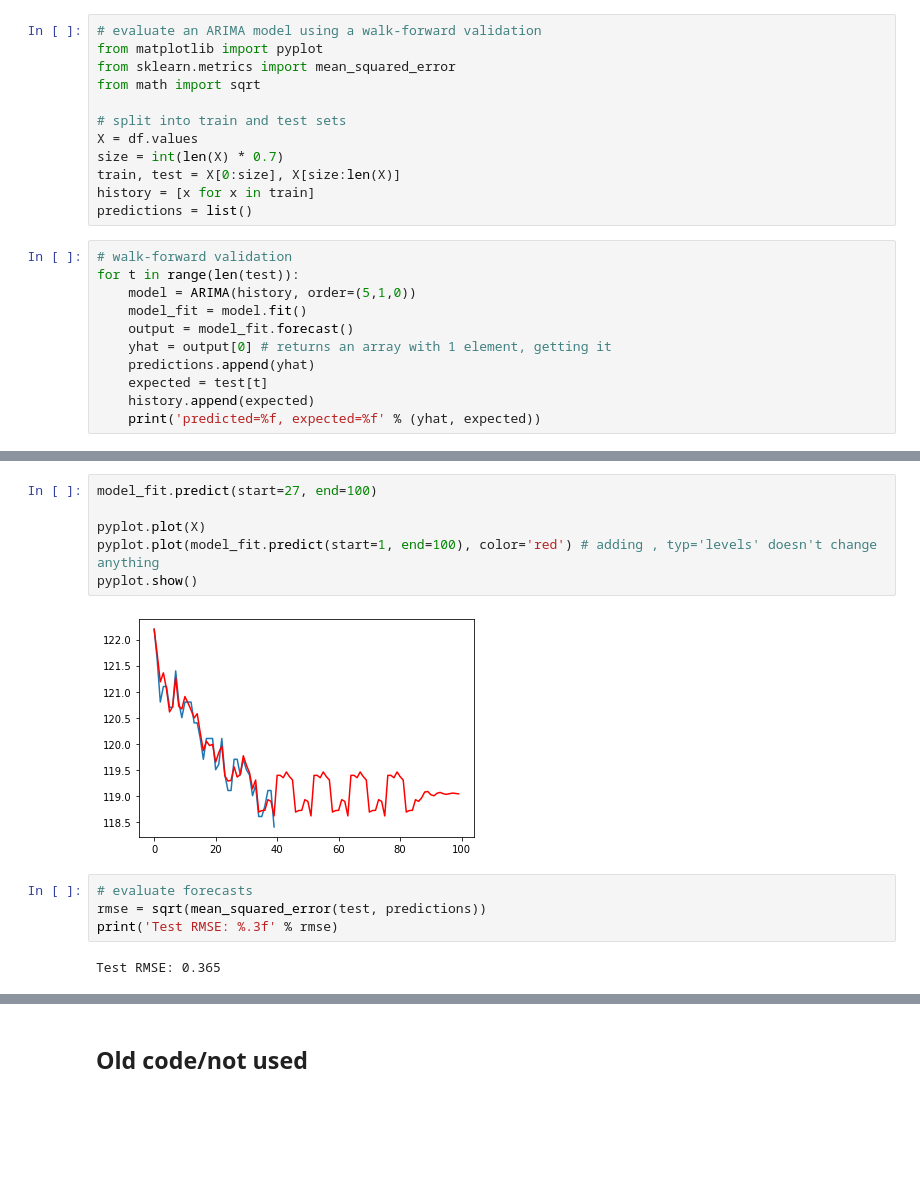
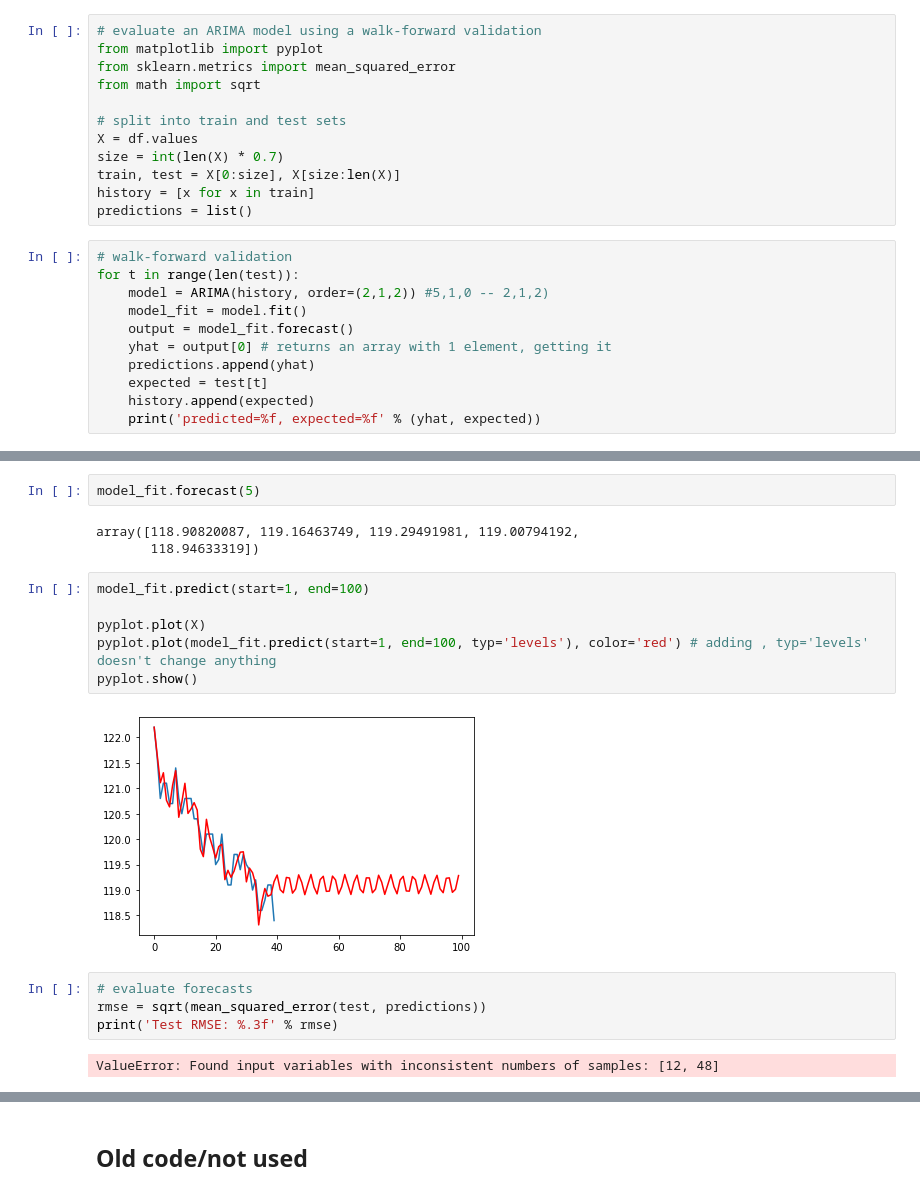
Before and after one commit to lokijota/TimeSeriesForecast, a Jupyter notebook: Arima/forecasting.ipynb, the cells around one changed output, grey strips where cells are left out. Drawn from its saved outputs; the diff is of its cells as text; blank space fills up the shorter version.

Commit message:
work on arima inc hyperparam tuning

```diff
--- a/Arima/forecasting.ipynb
+++ b/Arima/forecasting.ipynb
@@ -126,7 +122,7 @@ predictions = list()
 # %%
 # walk-forward validation
 for t in range(len(test)):
-	model = ARIMA(history, order=(5,1,0))
+	model = ARIMA(history, order=(2,1,2)) #5,1,0 -- 2,1,2)
 	model_fit = model.fit()
 	output = model_fit.forecast()
 	yhat = output[0] # returns an array with 1 element, getting it
@@ -150,17 +169,22 @@ predicted=118.891057, expected=118.400000
+# %%
+model_fit.forecast(5)
+# %% [output]
+array([118.90820087, 119.16463749, 119.29491981, 119.00794192,
+       118.94633319])
 # %%
-model_fit.predict(start=27, end=100)
+model_fit.predict(start=1, end=100)
 
 pyplot.plot(X)
-pyplot.plot(model_fit.predict(start=1, end=100), color='red') # adding , typ='levels' doesn't change anything
+pyplot.plot(model_fit.predict(start=1, end=100, typ='levels'), color='red') # adding , typ='levels' doesn't change anything
 pyplot.show()
 # %% [output]
-[figure, old version]
+[figure, new version]
 # %%
 # evaluate forecasts
 rmse = sqrt(mean_squared_error(test, predictions))
 print('Test RMSE: %.3f' % rmse)
 # %% [output]
-Test RMSE: 0.365
+ValueError: Found input variables with inconsistent numbers of samples: [12, 48]
 # %%
 # plot forecasts against actual outcomes
 # expected values - blue
```
Also changed, not shown: parts of 16 cells of this notebook, 2 other files.
